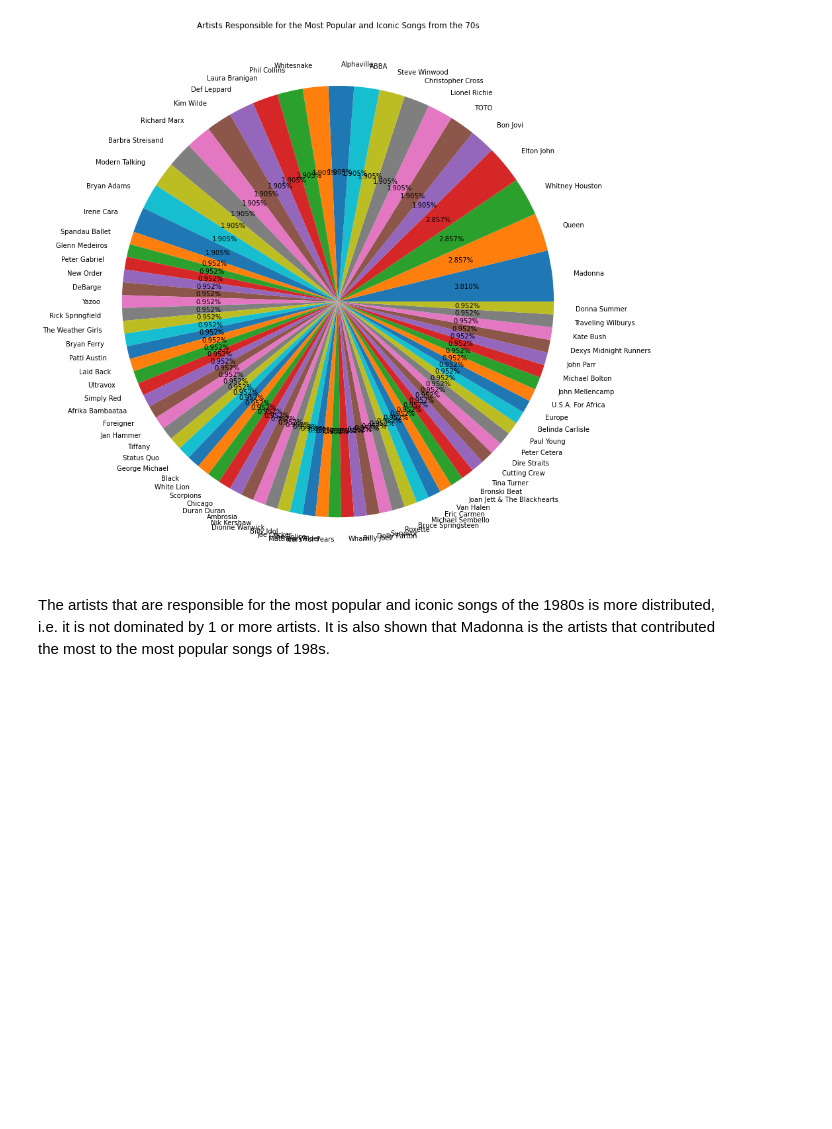
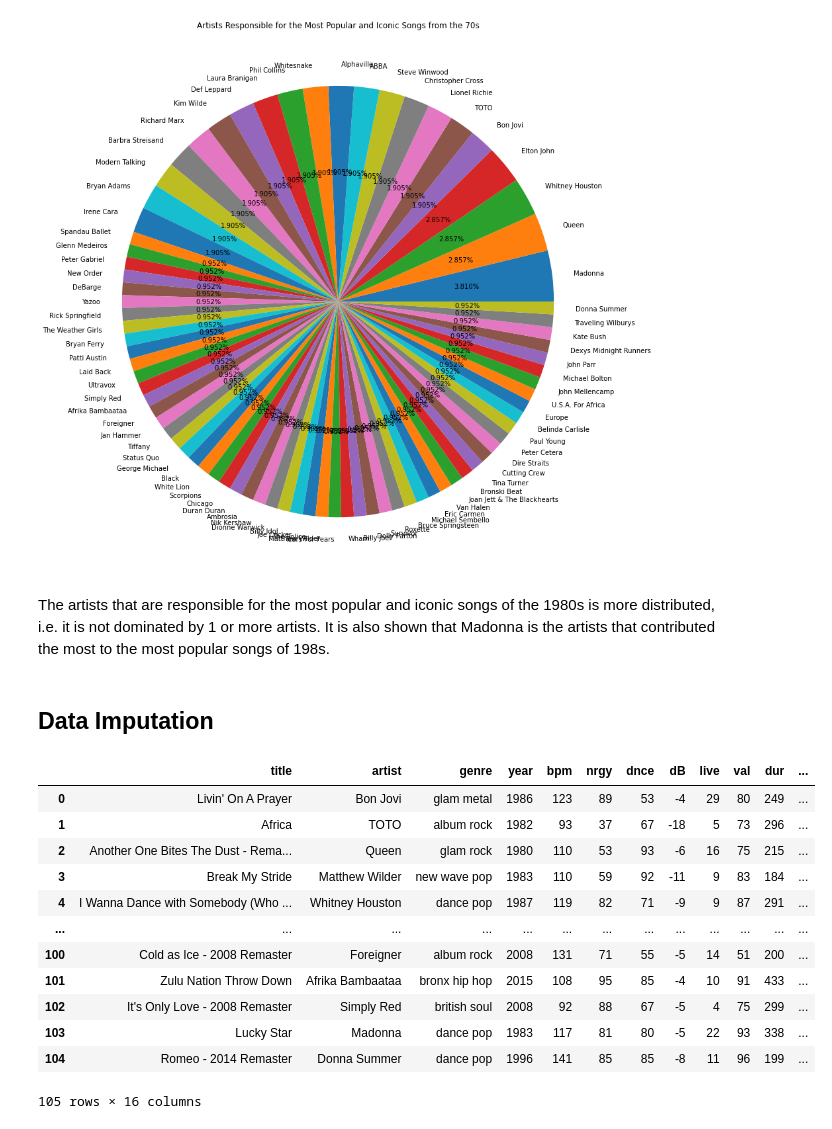
Before and after one commit to whenwe177/aids-final-project, a Jupyter notebook: ipynbs/80s - Eda.ipynb, the cells around one changed output. Drawn from its saved outputs; the diff is of its cells as text; code cells hidden in the pictures; blank space fills up the shorter version.

Commit message:
Impute genre in 80s EDA

```diff
--- a/ipynbs/80s - Eda.ipynb
+++ b/ipynbs/80s - Eda.ipynb
@@ -952,3 +975,27 @@ plt.show()
 [figure]
 # %% [markdown]
 The artists that are responsible for the most popular and iconic songs of the 1980s is more distributed, i.e. it is not dominated by 1 or more artists. It is also shown that Madonna is the artists that contributed the most to the most popular songs of 198s.
+# %% [markdown]
+## Data Imputation
+# %%
+from sklearn.impute import KNNImputer
+
+df_80s["genre"] = df_80s["genre"].astype("category")
+df_80s["genre_cat"] = df_80s["genre"].cat.codes
+
+df_80s.loc[df_80s["genre_cat"] == -1, "genre_cat"] = np.nan
+display(df_80s)
+# %% [output]
+|  | title | artist | genre | year | bpm | nrgy | dnce | dB | live | val | dur | ... |
+| 0 | Livin' On A Prayer | Bon Jovi | glam metal | 1986 | 123 | 89 | 53 | -4 | 29 | 80 | 249 | ... |
+| 1 | Africa | TOTO | album rock | 1982 | 93 | 37 | 67 | -18 | 5 | 73 | 296 | ... |
+| 2 | Another One Bites The Dust - Rema... | Queen | glam rock | 1980 | 110 | 53 | 93 | -6 | 16 | 75 | 215 | ... |
+| 3 | Break My Stride | Matthew Wilder | new wave pop | 1983 | 110 | 59 | 92 | -11 | 9 | 83 | 184 | ... |
+| 4 | I Wanna Dance with Somebody (Who ... | Whitney Houston | dance pop | 1987 | 119 | 82 | 71 | -9 | 9 | 87 | 291 | ... |
+| ... | ... | ... | ... | ... | ... | ... | ... | ... | ... | ... | ... | ... |
+| 100 | Cold as Ice - 2008 Remaster | Foreigner | album rock | 2008 | 131 | 71 | 55 | -5 | 14 | 51 | 200 | ... |
+| 101 | Zulu Nation Throw Down | Afrika Bambaataa | bronx hip hop | 2015 | 108 | 95 | 85 | -4 | 10 | 91 | 433 | ... |
+| 102 | It's Only Love - 2008 Remaster | Simply Red | british soul | 2008 | 92 | 88 | 67 | -5 | 4 | 75 | 299 | ... |
+| 103 | Lucky Star | Madonna | dance pop | 1983 | 117 | 81 | 80 | -5 | 22 | 93 | 338 | ... |
+| 104 | Romeo - 2014 Remaster | Donna Summer | dance pop | 1996 | 141 | 85 | 85 | -8 | 11 | 96 | 199 | ... |
+105 rows × 16 columns
```
Also changed, not shown: parts of 36 cells of this notebook, 1 other file.
